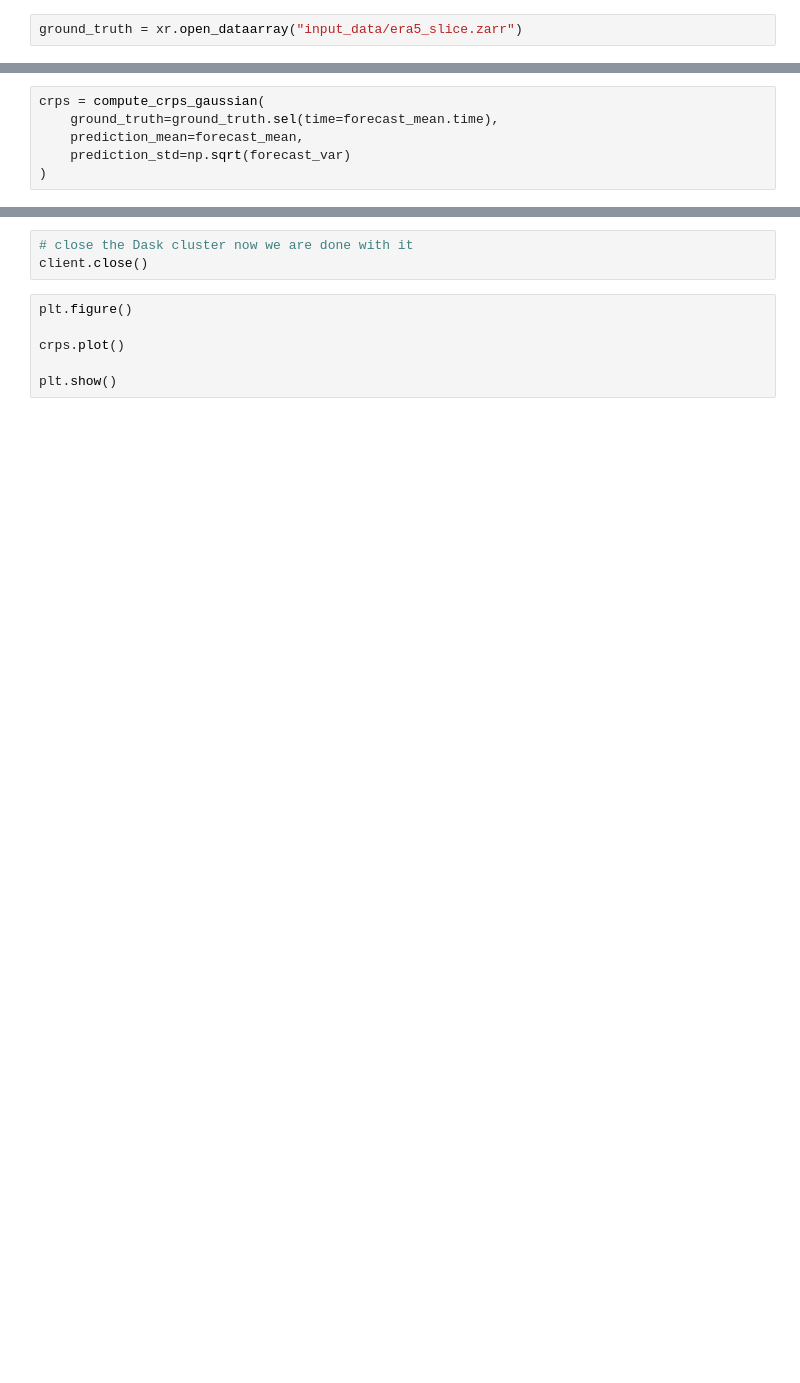
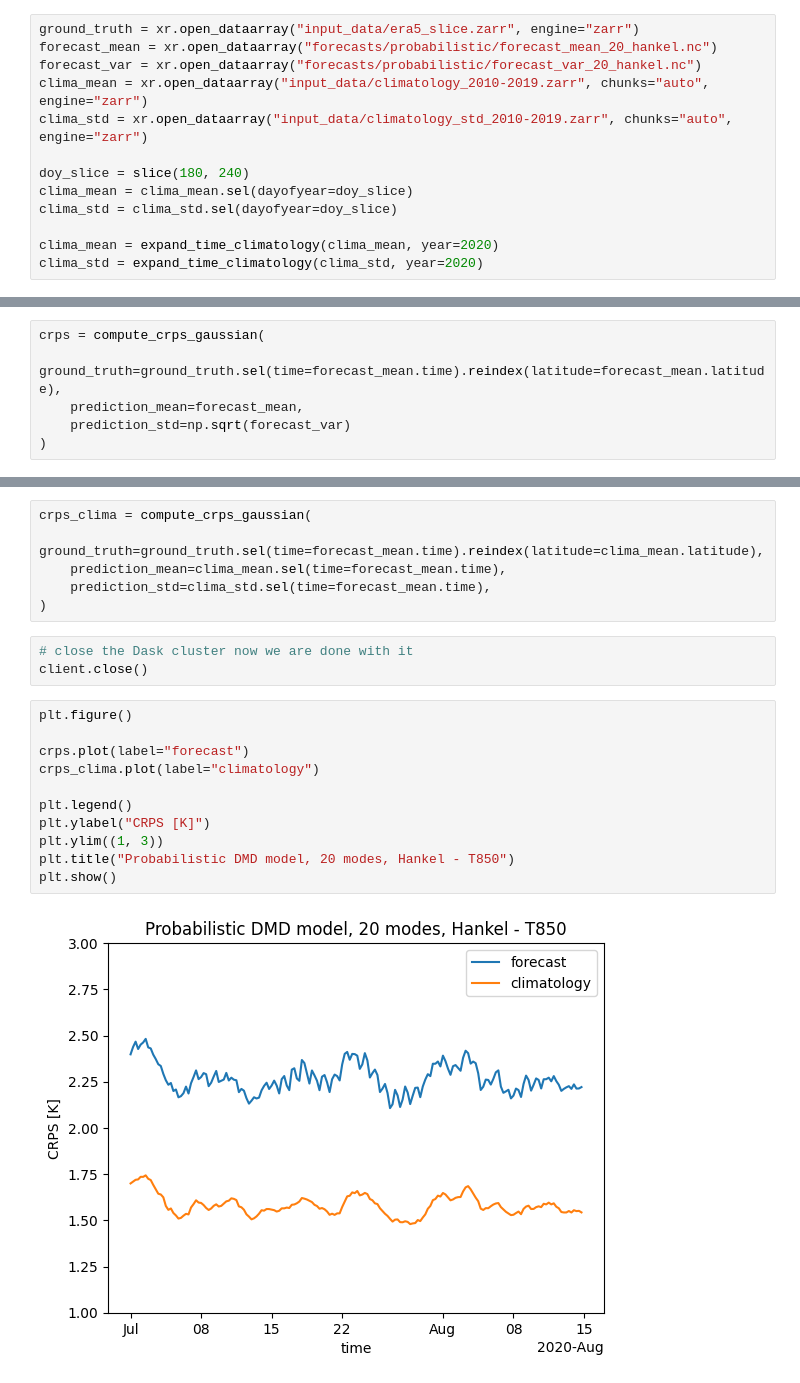
Before and after one commit to SVDROM/grid-search, a Jupyter notebook: evaluation_summer_2020.ipynb, the cells around one changed output, grey strips where cells are left out. Saved outputs shown, nothing was run; the diff lists cells and outputs as text; blank space fills up the shorter version.

```diff
--- a/evaluation_summer_2020.ipynb
+++ b/evaluation_summer_2020.ipynb
@@ -438,2 +492,13 @@ Now we have the forecast, we can compute the CRPS.
 # %%
-ground_truth = xr.open_dataarray("input_data/era5_slice.zarr")
+ground_truth = xr.open_dataarray("input_data/era5_slice.zarr", engine="zarr")
+forecast_mean = xr.open_dataarray("forecasts/probabilistic/forecast_mean_20_hankel.nc")
+forecast_var = xr.open_dataarray("forecasts/probabilistic/forecast_var_20_hankel.nc")
+clima_mean = xr.open_dataarray("input_data/climatology_2010-2019.zarr", chunks="auto", engine="zarr")
+clima_std = xr.open_dataarray("input_data/climatology_std_2010-2019.zarr", chunks="auto", engine="zarr")
+
+doy_slice = slice(180, 240)
+clima_mean = clima_mean.sel(dayofyear=doy_slice)
+clima_std = clima_std.sel(dayofyear=doy_slice)
+
+clima_mean = expand_time_climatology(clima_mean, year=2020)
+clima_std = expand_time_climatology(clima_std, year=2020)
@@ -440,6 +507,6 @@ ground_truth = xr.open_dataarray("input_data/era5_slice.zarr")
 # %%
 crps = compute_crps_gaussian(
-    ground_truth=ground_truth.sel(time=forecast_mean.time),
+    ground_truth=ground_truth.sel(time=forecast_mean.time).reindex(latitude=forecast_mean.latitude),
     prediction_mean=forecast_mean,
     prediction_std=np.sqrt(forecast_var)
 )
@@ -448,9 +515,22 @@ NameError: name 'forecast_mean' is not defined
+# %%
+crps_clima = compute_crps_gaussian(
+    ground_truth=ground_truth.sel(time=forecast_mean.time).reindex(latitude=clima_mean.latitude),
+    prediction_mean=clima_mean.sel(time=forecast_mean.time),
+    prediction_std=clima_std.sel(time=forecast_mean.time),
+)
 # %%
 # close the Dask cluster now we are done with it
 client.close()
 # %%
 plt.figure()
 
-crps.plot()
+crps.plot(label="forecast")
+crps_clima.plot(label="climatology")
 
+plt.legend()
+plt.ylabel("CRPS [K]")
+plt.ylim((1, 3))
+plt.title("Probabilistic DMD model, 20 modes, Hankel - T850")
 plt.show()
+# %% [output]
+[figure, added]
```
Also changed, not shown: parts of 39 cells of this notebook.
